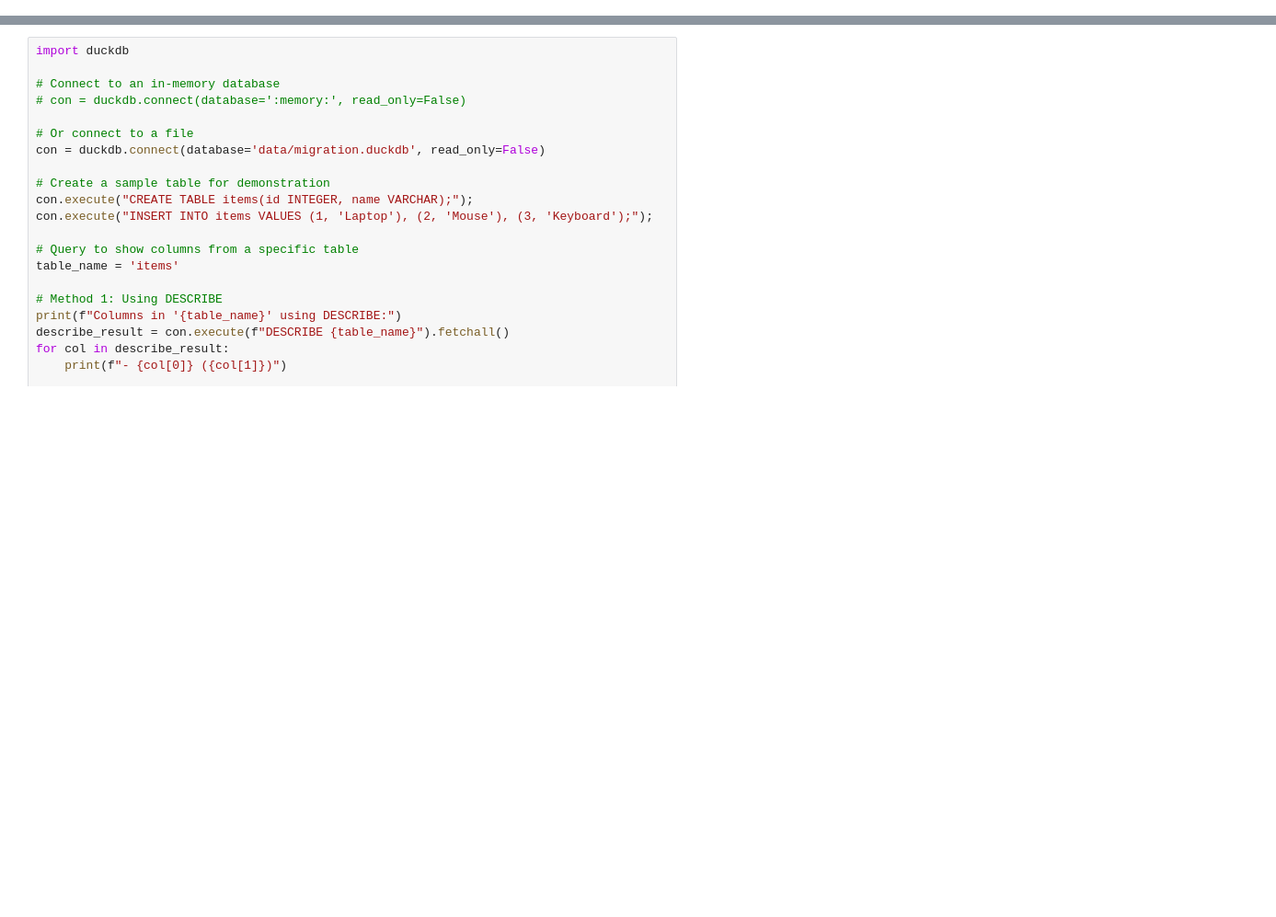
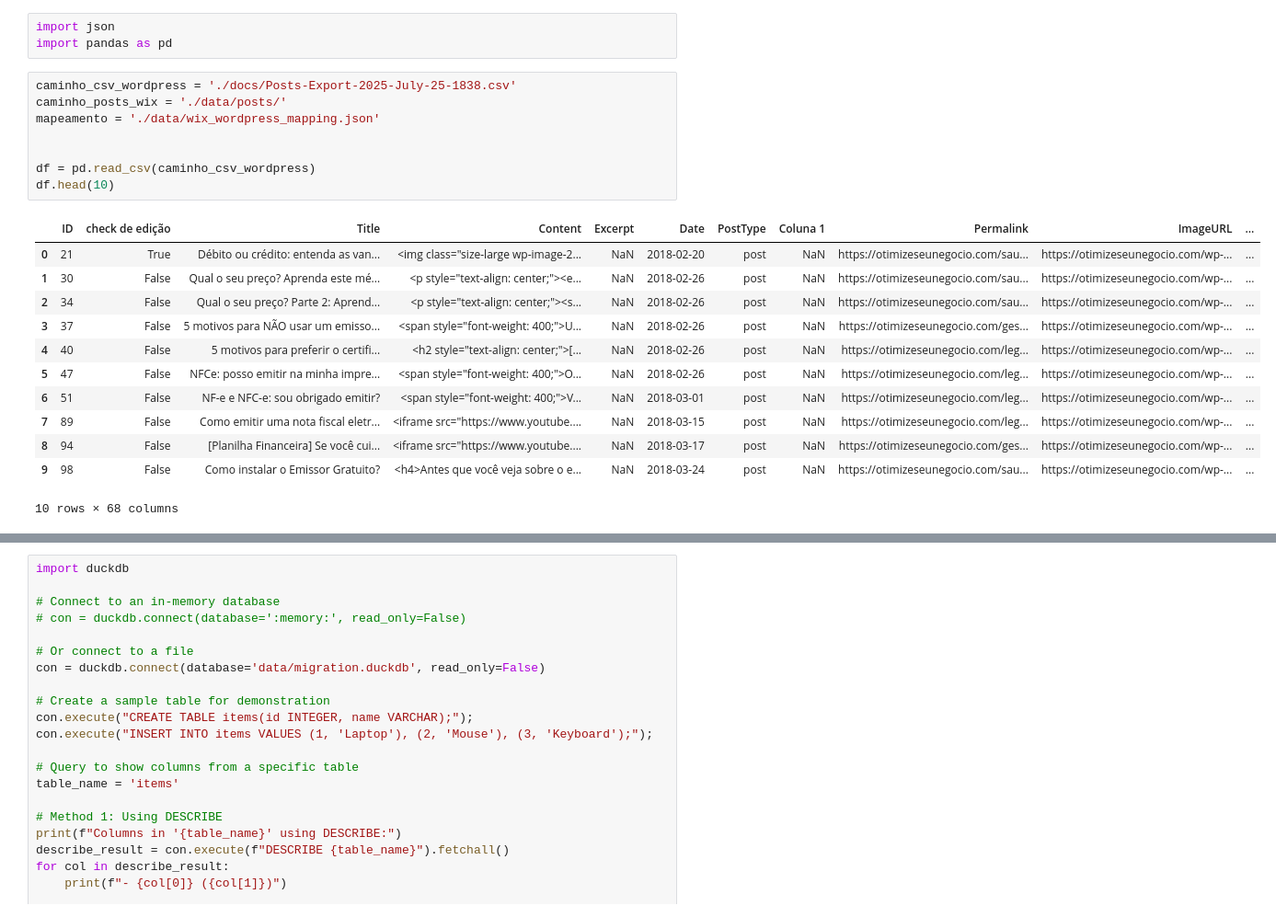
Before and after one commit to cayoc9/wordpress_to_wix-migrator, a Jupyter notebook: main.ipynb, the cells around one changed output, grey strips where cells are left out. Shown: that part at 92% size. Cells and saved outputs as stored; diff of their text form; blank space fills up the shorter version.

```diff
--- a/main.ipynb
+++ b/main.ipynb
@@ -9 +35,25 @@ Como organizar os dados de forma que facilite a migração e tratamento entre as
 -
+# %%
+import json
+import pandas as pd
+# %%
+caminho_csv_wordpress = './docs/Posts-Export-2025-July-25-1838.csv'
+caminho_posts_wix = './data/posts/'
+mapeamento = './data/wix_wordpress_mapping.json'
+
+
+df = pd.read_csv(caminho_csv_wordpress)
+df.head(10)
+# %% [output]
+|  | ID | check de edição | Title | Content | Excerpt | Date | PostType | Coluna 1 | Permalink | ImageURL | ... |
+| 0 | 21 | True | Débito ou crédito: entenda as van... | <img class="size-large wp-image-2... | NaN | 2018-02-20 | post | NaN | https://otimizeseunegocio.com/sau... | https://otimizeseunegocio.com/wp-... | ... |
+| 1 | 30 | False | Qual o seu preço? Aprenda este mé... | <p style="text-align: center;"><e... | NaN | 2018-02-26 | post | NaN | https://otimizeseunegocio.com/sau... | https://otimizeseunegocio.com/wp-... | ... |
+| 2 | 34 | False | Qual o seu preço? Parte 2: Aprend... | <p style="text-align: center;"><s... | NaN | 2018-02-26 | post | NaN | https://otimizeseunegocio.com/sau... | https://otimizeseunegocio.com/wp-... | ... |
+| 3 | 37 | False | 5 motivos para NÃO usar um emisso... | <span style="font-weight: 400;">U... | NaN | 2018-02-26 | post | NaN | https://otimizeseunegocio.com/ges... | https://otimizeseunegocio.com/wp-... | ... |
+| 4 | 40 | False | 5 motivos para preferir o certifi... | <h2 style="text-align: center;">[... | NaN | 2018-02-26 | post | NaN | https://otimizeseunegocio.com/leg... | https://otimizeseunegocio.com/wp-... | ... |
+| 5 | 47 | False | NFCe: posso emitir na minha impre... | <span style="font-weight: 400;">O... | NaN | 2018-02-26 | post | NaN | https://otimizeseunegocio.com/leg... | https://otimizeseunegocio.com/wp-... | ... |
+| 6 | 51 | False | NF-e e NFC-e: sou obrigado emitir? | <span style="font-weight: 400;">V... | NaN | 2018-03-01 | post | NaN | https://otimizeseunegocio.com/leg... | https://otimizeseunegocio.com/wp-... | ... |
+| 7 | 89 | False | Como emitir uma nota fiscal eletr... | <iframe src="https://www.youtube.... | NaN | 2018-03-15 | post | NaN | https://otimizeseunegocio.com/leg... | https://otimizeseunegocio.com/wp-... | ... |
+| 8 | 94 | False | [Planilha Financeira] Se você cui... | <iframe src="https://www.youtube.... | NaN | 2018-03-17 | post | NaN | https://otimizeseunegocio.com/ges... | https://otimizeseunegocio.com/wp-... | ... |
+| 9 | 98 | False | Como instalar o Emissor Gratuito? | <h4>Antes que você veja sobre o e... | NaN | 2018-03-24 | post | NaN | https://otimizeseunegocio.com/sau... | https://otimizeseunegocio.com/wp-... | ... |
+10 rows × 68 columns
```
Also changed, not shown: parts of 3 cells of this notebook, 13 other files.
